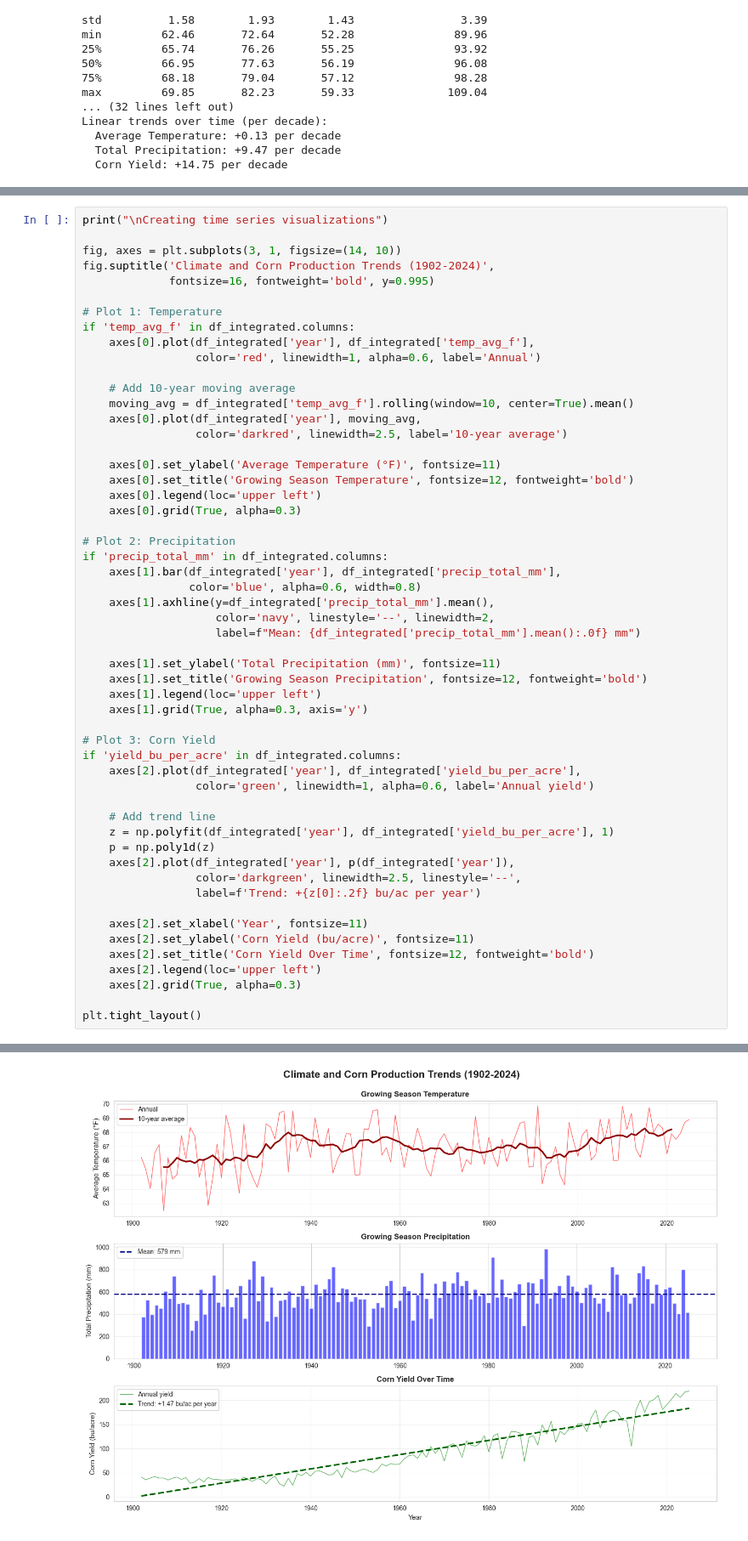
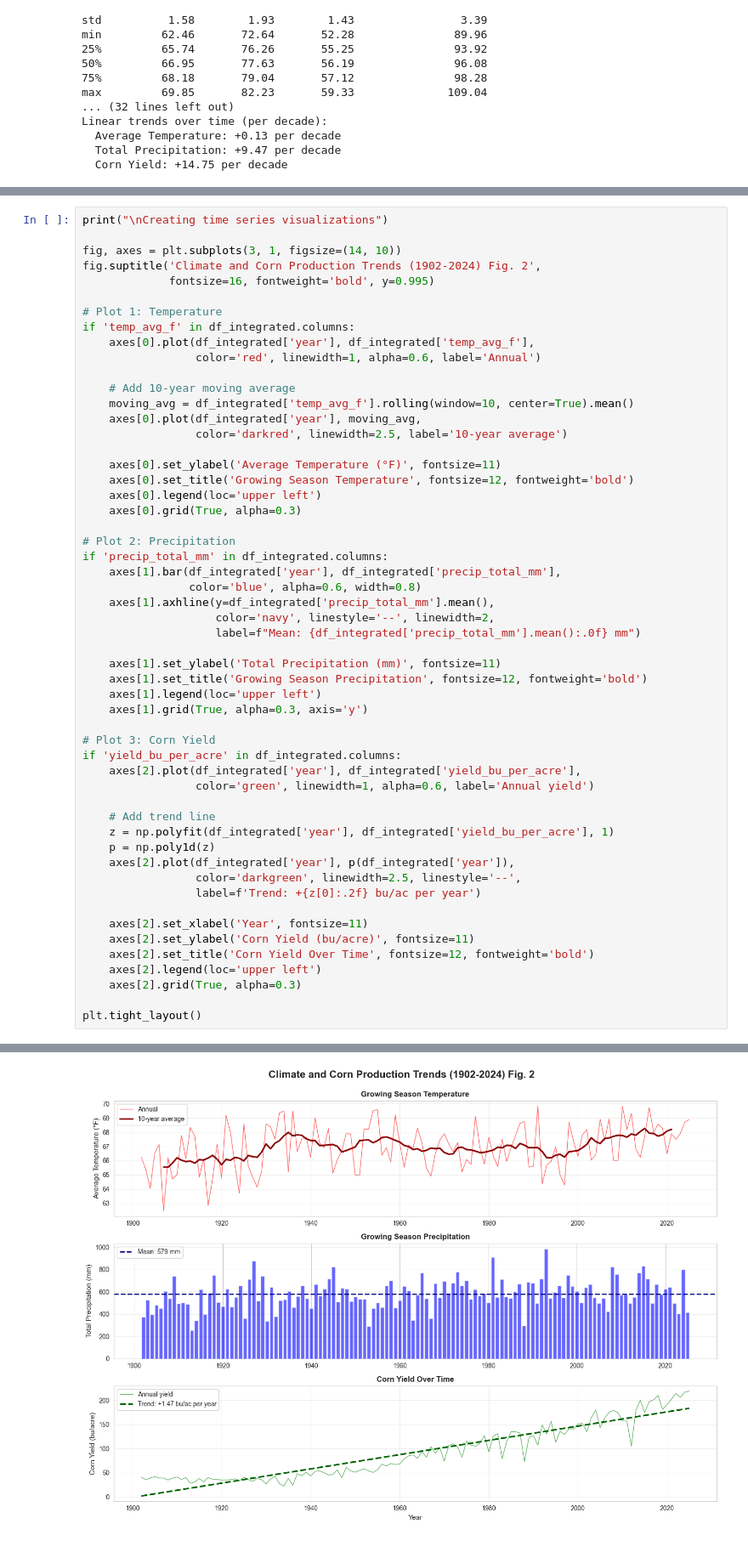
Before and after one commit to adenk2/IS477, a Jupyter notebook: Notebooks/INTEGRATION_ANALYSIS.ipynb, the cells around one changed output, grey strips where cells are left out. Shown: that part at 85% size. Saved outputs shown, nothing was run; the diff lists cells and outputs as text.

```diff
--- a/Notebooks/INTEGRATION_ANALYSIS.ipynb
+++ b/Notebooks/INTEGRATION_ANALYSIS.ipynb
@@ -371,7 +371,7 @@ Create correlation matrix heatmap
 print("\nCreating time series visualizations")
 
 fig, axes = plt.subplots(3, 1, figsize=(14, 10))
-fig.suptitle('Climate and Corn Production Trends (1902-2024)',
+fig.suptitle('Climate and Corn Production Trends (1902-2024) Fig. 2',
              fontsize=16, fontweight='bold', y=0.995)
 
 # Plot 1: Temperature
@@ -396,34 +396,34 @@ if 'precip_total_mm' in df_integrated.columns:
     axes[1].axhline(y=df_integrated['precip_total_mm'].mean(),
                     color='navy', linestyle='--', linewidth=2,
                     label=f"Mean: {df_integrated['precip_total_mm'].mean():.0f} mm")
 
     axes[1].set_ylabel('Total Precipitation (mm)', fontsize=11)
     axes[1].set_title('Growing Season Precipitation', fontsize=12, fontweight='bold')
     axes[1].legend(loc='upper left')
     axes[1].grid(True, alpha=0.3, axis='y')
 
 # Plot 3: Corn Yield
 if 'yield_bu_per_acre' in df_integrated.columns:
     axes[2].plot(df_integrated['year'], df_integrated['yield_bu_per_acre'],
                  color='green', linewidth=1, alpha=0.6, label='Annual yield')
 
     # Add trend line
     z = np.polyfit(df_integrated['year'], df_integrated['yield_bu_per_acre'], 1)
     p = np.poly1d(z)
     axes[2].plot(df_integrated['year'], p(df_integrated['year']),
                  color='darkgreen', linewidth=2.5, linestyle='--',
                  label=f'Trend: +{z[0]:.2f} bu/ac per year')
 
     axes[2].set_xlabel('Year', fontsize=11)
     axes[2].set_ylabel('Corn Yield (bu/acre)', fontsize=11)
     axes[2].set_title('Corn Yield Over Time', fontsize=12, fontweight='bold')
     axes[2].legend(loc='upper left')
     axes[2].grid(True, alpha=0.3)
 
 plt.tight_layout()
 # %% [output]
 Creating time series visualizations
-[figure, old version]
+[figure, new version]
 # %%
 print("\nCreating scatter plots of climate vs. yield")
 
```
Also changed, not shown: parts of 2 cells of this notebook, 1 other file.
